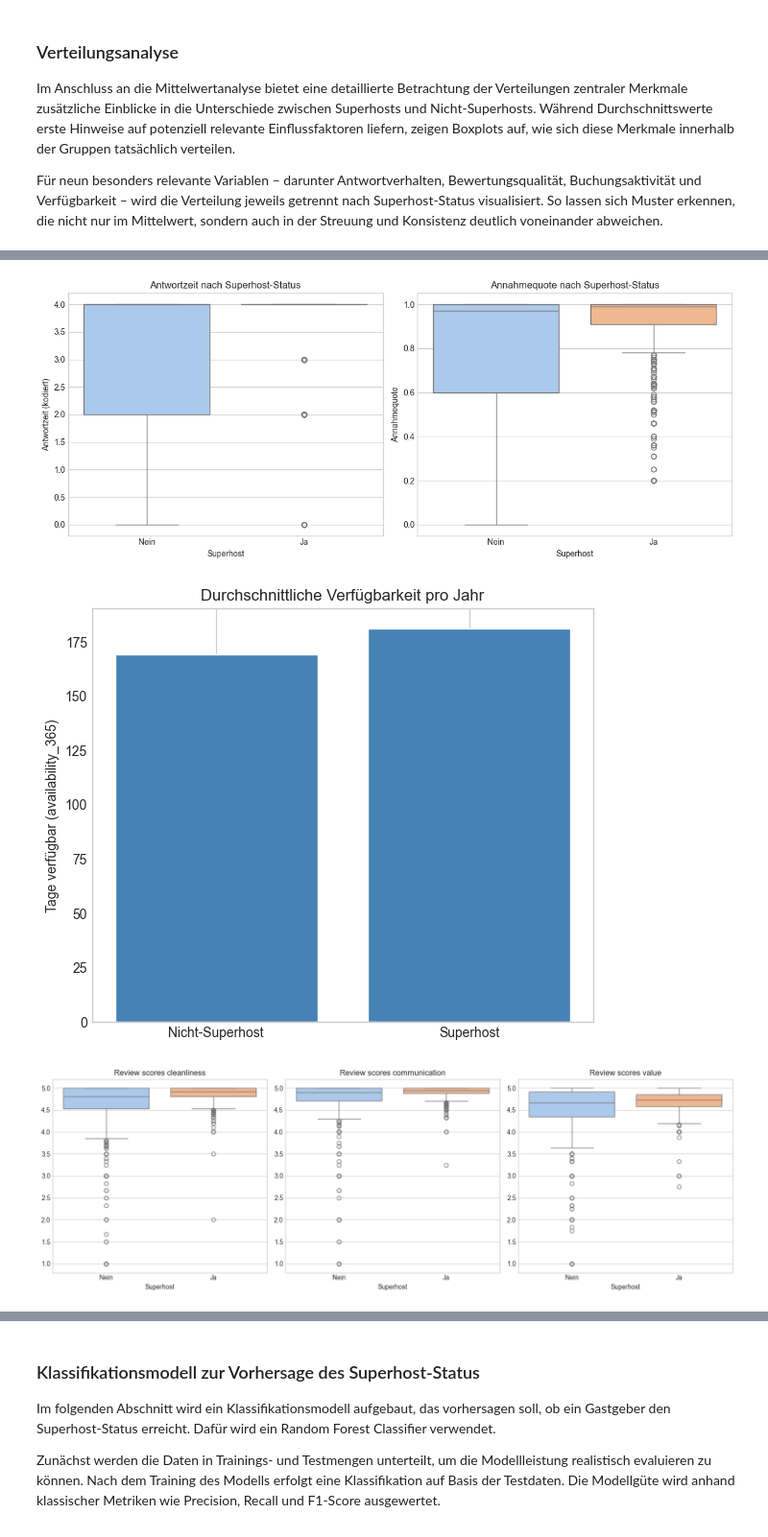
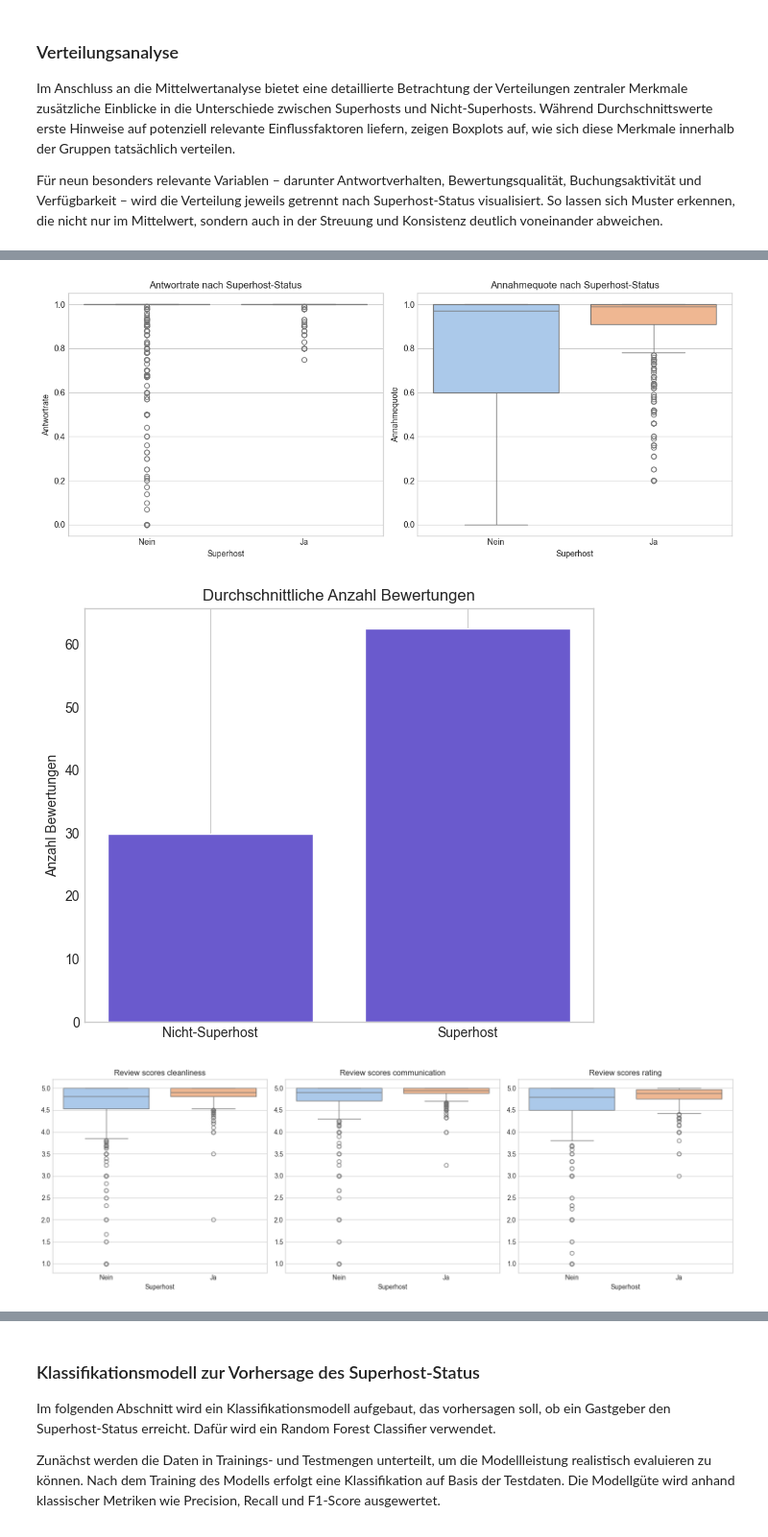
Before and after one commit to callmemarcleo/BINA, a Jupyter notebook: Final_Report.ipynb, the cells around one changed output, grey strips where cells are left out. Shown at 96% size. Cells and saved outputs as stored; diff of their text form; code cells hidden in the pictures.

```diff
--- a/Final_Report.ipynb
+++ b/Final_Report.ipynb
@@ -1709,7 +1725,7 @@ Im Anschluss an die Mittelwertanalyse bietet eine detaillierte Betrachtung der V
 
 Für neun besonders relevante Variablen – darunter Antwortverhalten, Bewertungsqualität, Buchungsaktivität und Verfügbarkeit – wird die Verteilung jeweils getrennt nach Superhost-Status visualisiert. So lassen sich Muster erkennen, die nicht nur im Mittelwert, sondern auch in der Streuung und Konsistenz deutlich voneinander abweichen.
 # %%
-    features = [
+features = [
     'host_response_time', 'host_response_rate', 'host_acceptance_rate_percent',
     'review_scores_rating', 'review_scores_cleanliness', 'review_scores_communication',
     'review_scores_value', 'availability_365', 'reviews_per_month'
@@ -1740,56 +1756,55 @@ for i, feature in enumerate(features):
 plt.tight_layout()
 plt.show()
 
-# Sicherstellen, dass 'grouped_stats' verfügbar ist (für fig91)
-grouped_stats = listings_df.groupby('host_is_superhost', as_index=False).mean(numeric_only=True)
-grouped_stats.set_index('host_is_superhost', inplace=True)
-
 fig90, axes = plt.subplots(1, 2, figsize=(12, 5))
 
-sns.boxplot(x='host_is_superhost', y='host_response_time', data=listings_df,
-            hue='host_is_superhost', palette='pastel', legend=False, ax=axes[0])
-axes[0].set_title("Antwortzeit nach Superhost-Status")
+sns.boxplot(x='host_is_superhost', y='host_response_rate', data=listings_df,
+            hue='host_is_superhost', palette='pastel', ax=axes[0])
+axes[0].set_title("Antwortrate nach Superhost-Status")
 axes[0].set_xlabel("Superhost")
-axes[0].set_ylabel("Antwortzeit (kodiert)")
+axes[0].set_ylabel("Antwortrate")
 axes[0].set_xticks([0, 1])
 axes[0].set_xticklabels(['Nein', 'Ja'])
+axes[0].get_legend().remove()
 
 sns.boxplot(x='host_is_superhost', y='host_acceptance_rate_percent', data=listings_df,
-            hue='host_is_superhost', palette='pastel', legend=False, ax=axes[1])
+            hue='host_is_superhost', palette='pastel', ax=axes[1])
 axes[1].set_title("Annahmequote nach Superhost-Status")
 axes[1].set_xlabel("Superhost")
 axes[1].set_ylabel("Annahmequote")
 axes[1].set_xticks([0, 1])
 axes[1].set_xticklabels(['Nein', 'Ja'])
+axes[1].get_legend().remove()
 
 plt.tight_layout()
 
 fig91, ax91 = plt.subplots(figsize=(6, 5))
 
-availability = grouped_stats['availability_365']
-ax91.bar(['Nicht-Superhost', 'Superhost'], availability, color='steelblue')
-ax91.set_title("Durchschnittliche Verfügbarkeit pro Jahr")
-ax91.set_ylabel("Tage verfügbar (availability_365)")
+reviews = listings_df.groupby('host_is_superhost')['number_of_reviews'].mean()
+ax91.bar(['Nicht-Superhost', 'Superhost'], reviews, color='slateblue')
+ax91.set_title("Durchschnittliche Anzahl Bewertungen")
+ax91.set_ylabel("Anzahl Bewertungen")
 ax91.grid(axis='y')
 
 plt.tight_layout()
 
-features = ['review_scores_cleanliness', 'review_scores_communication', 'review_scores_value']
+features = ['review_scores_cleanliness', 'review_scores_communication', 'review_scores_rating']
 fig92, axes3 = plt.subplots(1, 3, figsize=(15, 5))
 
 for i, feature in enumerate(features):
     sns.boxplot(x='host_is_superhost', y=feature, data=listings_df,
-                hue='host_is_superhost', palette='pastel', legend=False, ax=axes3[i])
+                hue='host_is_superhost', palette='pastel', ax=axes3[i])
     axes3[i].set_title(feature.replace('_', ' ').capitalize())
     axes3[i].set_xlabel("Superhost")
     axes3[i].set_ylabel("")
     axes3[i].set_xticks([0, 1])
     axes3[i].set_xticklabels(['Nein', 'Ja'])
+    axes3[i].get_legend().remove()
 
 plt.tight_layout()
 # %% [output]
 [figure]
-[figure, old version]
+[figure, new version]
-[figure, old version]
+[figure, new version]
-[figure, old version]
+[figure, new version]
 # %% [markdown]
```
Also changed, not shown: parts of 9 cells of this notebook.
